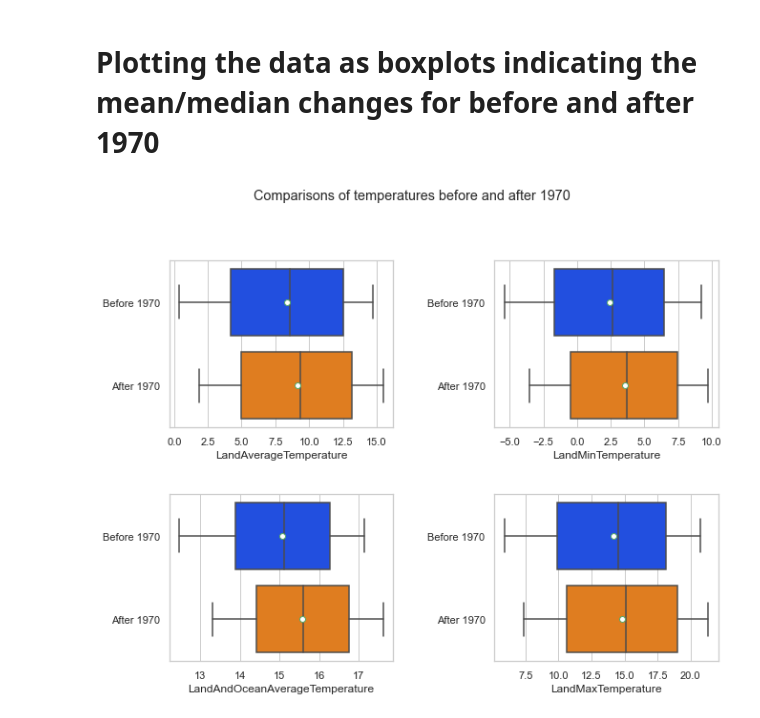
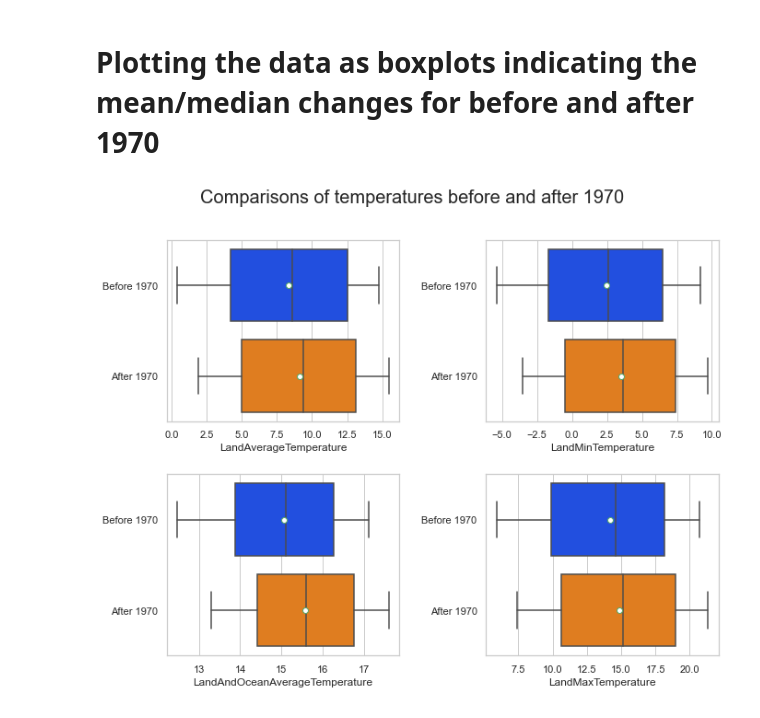
Before and after one commit to gerardheraghty/SurfaceTemperatureAnalysis, a Jupyter notebook: Uncertainties_and_temp_boxplots.ipynb, the cells around one changed output. Cells and saved outputs as stored; diff of their text form; code cells hidden in the pictures.

```diff
--- a/Uncertainties_and_temp_boxplots.ipynb
+++ b/Uncertainties_and_temp_boxplots.ipynb
@@ -12,9 +12,11 @@ Uncertainty = global_temp.groupby('Year')['LandAverageTemperatureUncertainty'].m
 # %% [markdown]
 # Plotting the Temperature Uncertainties over time
 # %%
+plt.style.use("ggplot")
 fig,ax=plt.subplots(figsize=(10,8))
 sns.set(style="whitegrid")
 sns.scatterplot(x=Uncertainty['Year'],y=Uncertainty['LandAverageTemperatureUncertainty'],data=Uncertainty,color='red')
 ax.set_ylabel('Land Average Uncertainty (°C)')
-ax.set_title('Temperature Uncertainty change with Time');
+ax.set_title('Temperature Uncertainty change with Time',size=20);
+plt.savefig('Uncertainty.png', bbox_inches='tight')
 # %% [output]
@@ -28,27 +30,28 @@ global_temp.loc[global_temp['Year']>1970,'Period']  = 'After 1970'
 # %%
 global_temp=global_temp.dropna()
 #plotting multiple plots
 fig,ax=plt.subplots(2,2,figsize=(10,8))
 
 sns.set_style("whitegrid")
 
 sns.boxplot(ax=ax[0, 0],x="LandAverageTemperature",y="Period", data=global_temp,
             showmeans=True,meanprops={"marker":"o","markerfacecolor":"white"},palette='bright')
 
 sns.boxplot(ax=ax[1, 1],x="LandMaxTemperature",y="Period", data=global_temp,
             showmeans=True,meanprops={"marker":"o","markerfacecolor":"white"},palette='bright')
 
 sns.boxplot(ax=ax[0, 1],x="LandMinTemperature",y="Period", data=global_temp,
             showmeans=True,meanprops={"marker":"o","markerfacecolor":"white"},palette='bright')
 
 sns.boxplot(ax=ax[1, 0],x="LandAndOceanAverageTemperature",y="Period", data=global_temp
             ,showmeans=True,meanprops={"marker":"o","markerfacecolor":"white"},palette='bright')
 
-fig.suptitle('Comparisons of temperatures before and after 1970');
+fig.suptitle('Comparisons of temperatures before and after 1970',size=20);
 ax[1, 0].set(ylabel=None);
 ax[0, 0].set(ylabel=None);
 ax[1, 1].set(ylabel=None);
 ax[0, 1].set(ylabel=None);
-fig.tight_layout(pad=3.0)
+fig.tight_layout(pad=2.0)
+plt.savefig('tempBox.png', bbox_inches='tight')
 # %% [output]
-[figure, old version]
+[figure, new version]
```
Also changed, not shown: parts of 1 cell of this notebook, 5 other files.
